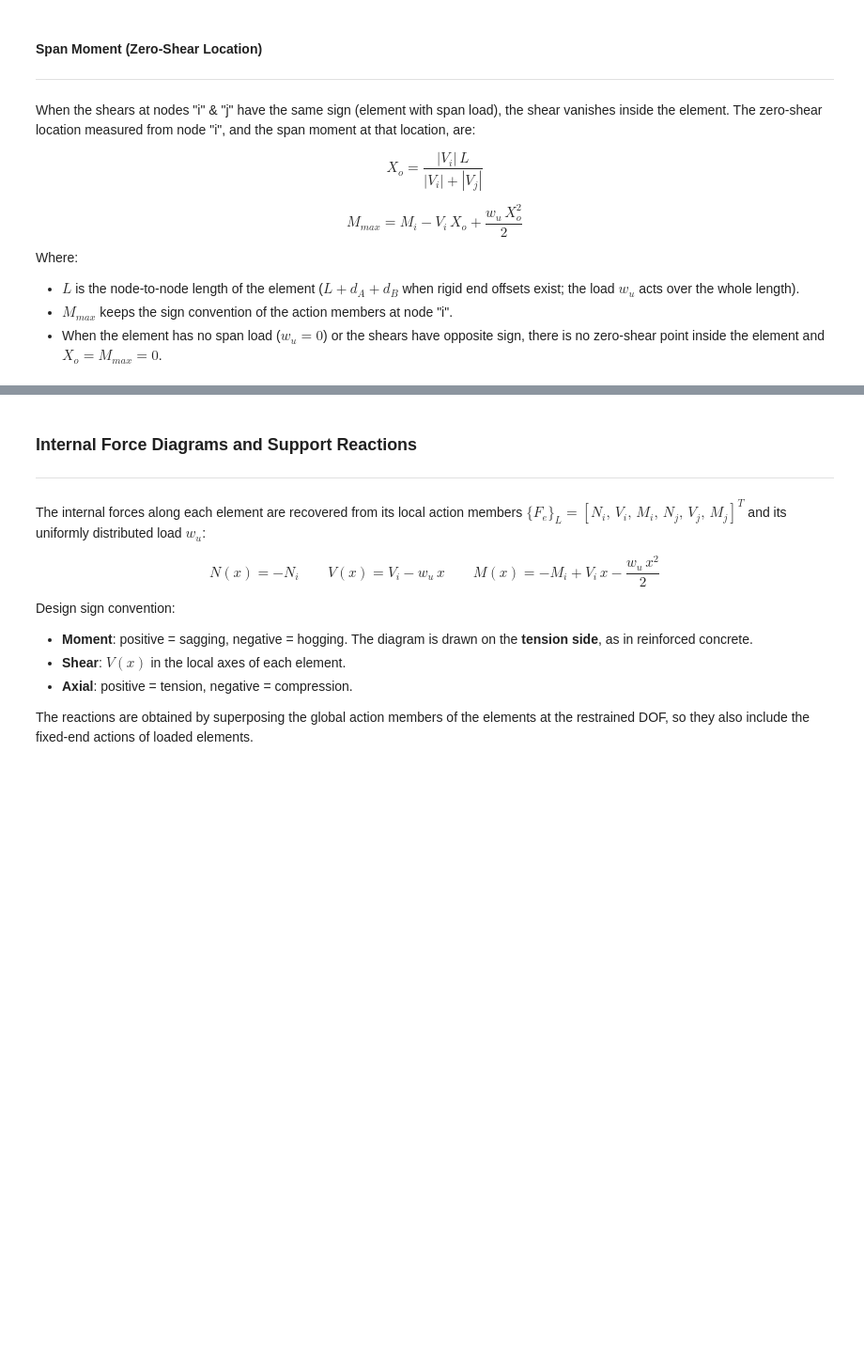
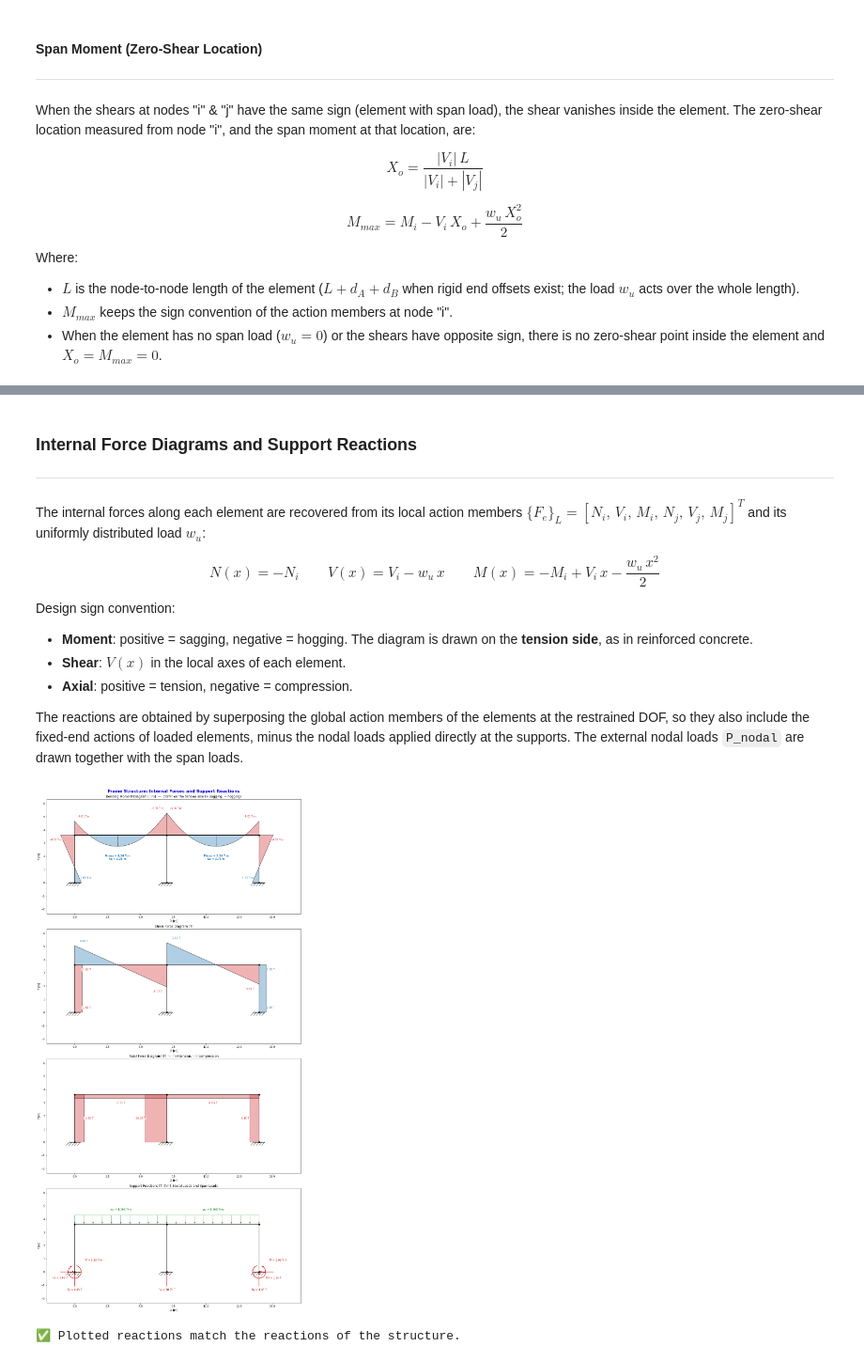
Before and after one commit to Normando1945/Repo_Maxtrix_Analisys, a Jupyter notebook: examples/Ejemplo_dor_concrete_desingII.ipynb, the cells around one changed output, grey strips where cells are left out. Shown at 94% size. Saved outputs shown, nothing was run; the diff lists cells and outputs as text; code cells hidden in the pictures; blank space fills up the shorter version.

Commit message:
feat(core): external nodal loads P_nodal accumulated with aep and drawn in reactions subplot
Co-Authored-By: Claude Opus 5.5 (1M context) <noreply@anthropic.com>

```diff
--- a/examples/Ejemplo_dor_concrete_desingII.ipynb
+++ b/examples/Ejemplo_dor_concrete_desingII.ipynb
@@ -267,6 +269,9 @@ gdl = 9
 wu = 1.368
 wu_e = [wu, wu, 0, 0, 0]                                                                                            # Uniformly distributed load of each element (local -y direction)
 
+P_nodal = np.zeros((nglt, 1))                                                                                       # External nodal loads of all DOF, global coordinates (index 0 -> GDL 1)
+# P_nodal[0] = 10                                                                                                   # e.g. horizontal load of 10 T at GDL 1
+
 Lee = np.array([                                                                                                    # Placement vectors of each element
     [1,2,3,4,5,6],
     [4,5,6,7,8,9],
@@ -543,5 +747,5 @@ The vector is accumulated over all DOF (including supports) and then the free DO
 # %%
-P_full = np.zeros((nglt, 1))                                                                                        # Initialize nodal actions vector (all DOF, including supports)
+P_full = P_nodal.copy()                                                                                             # Start from the external nodal loads (all DOF, including supports)
 for e in range(n_elem):                                                                                             # Loop through each element
     P_acum = Acum(lee = Lee[e], aep = aep_G_all[e], P = P_full, nglt = nglt)                                        # Create accumulator object for element e
     P_full = P_acum.acum_due_lee()                                                                                  # Accumulate -aep into the nodal actions vector
@@ -692,7 +998,7 @@ Delta_L_elem_all_df.round(6)
 React_gdl_g = np.zeros(nglt-gdl)
 SRL_SRR = S[gdl:]
 
-React_gdl_g = SRL_SRR @ delta_g_full
+React_gdl_g = SRL_SRR @ delta_g_full - P_full[gdl:]                                                                 # R = S_RL @ delta - (P - aep) at the restrained DOF
 
 React_gdl_g_df = pd.DataFrame(React_gdl_g,index = rowsS[gdl:nglt], columns= ['Reactions [T]'])
 React_gdl_g_df.round(3)
@@ -849,15 +1243,19 @@ Design sign convention:
 - **Shear**: $V(x)$ in the local axes of each element.
 - **Axial**: positive = tension, negative = compression.
 
-The reactions are obtained by superposing the global action members of the elements at the restrained DOF, so they also include the fixed-end actions of loaded elements.
+The reactions are obtained by superposing the global action members of the elements at the restrained DOF, so they also include the fixed-end actions of loaded elements, minus the nodal loads applied directly at the supports. The external nodal loads `P_nodal` are drawn together with the span loads.
 # %%
 plotIF = PlotInternalForces2D(CoordNode = CoordNode, Lee_Nodos = Lee_Nodos, Lee = Lee, Fe_L_all = Fe_L_all,         # Create internal forces plot object
                               wu_e = wu_e, gdl = gdl,                                                               # Element loads and number of free DOF
                               figsize = (20, 28),                                                                   # Figure size (width, height) [in]
-                              color_sagging = '#1f77b4', color_hogging = '#d62728')                                 # Colors: sagging/tension (+) and hogging/compression (-)
+                              color_sagging = '#1f77b4', color_hogging = '#d62728',                                 # Colors: sagging/tension (+) and hogging/compression (-)
+                              P_nodal = P_nodal)                                                                    # External nodal loads (drawn in the reactions subplot)
 plotIF.PlotIF_RMF()                                                                                                 # Plot moment, shear, axial and reactions
 
 if np.allclose(plotIF.reactions, React_gdl_g):                                                                      # Check against S_RL @ delta_g
     print(f"\x1b[1;32m✅ Plotted reactions match the reactions of the structure.\x1b[0m")                            # Print success message with green color
 else:
     print(f"\x1b[1;31m🚫 Plotted reactions do not match the reactions of the structure.\x1b[0m")                     # Print error message with red color
+# %% [output]
+[figure, added]
+✅ Plotted reactions match the reactions of the structure.
```
Also changed, not shown: parts of 30 cells of this notebook, 1 other file.
